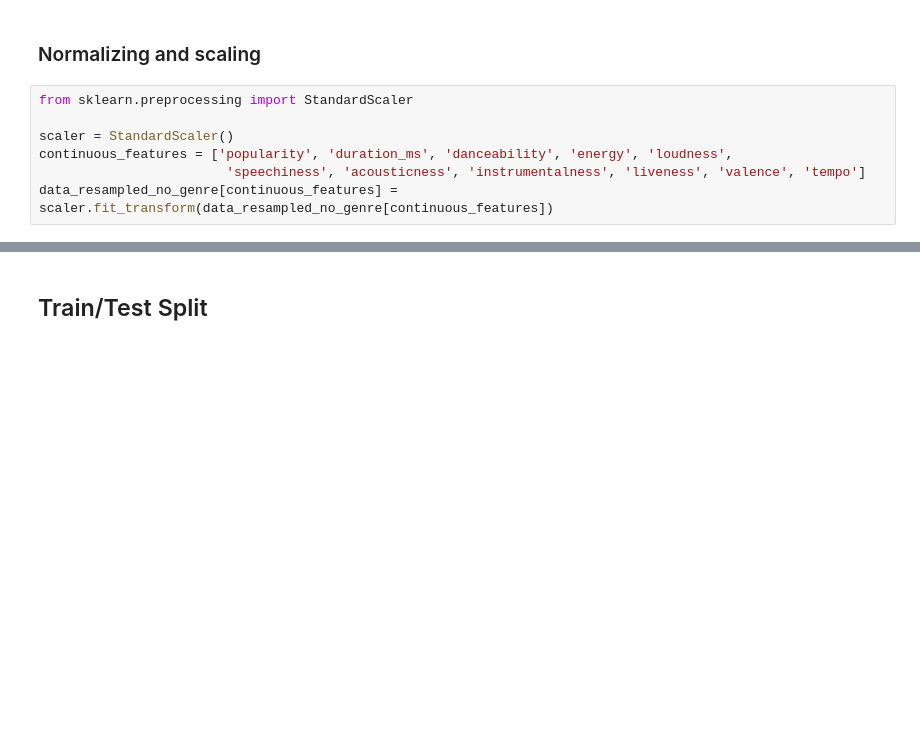
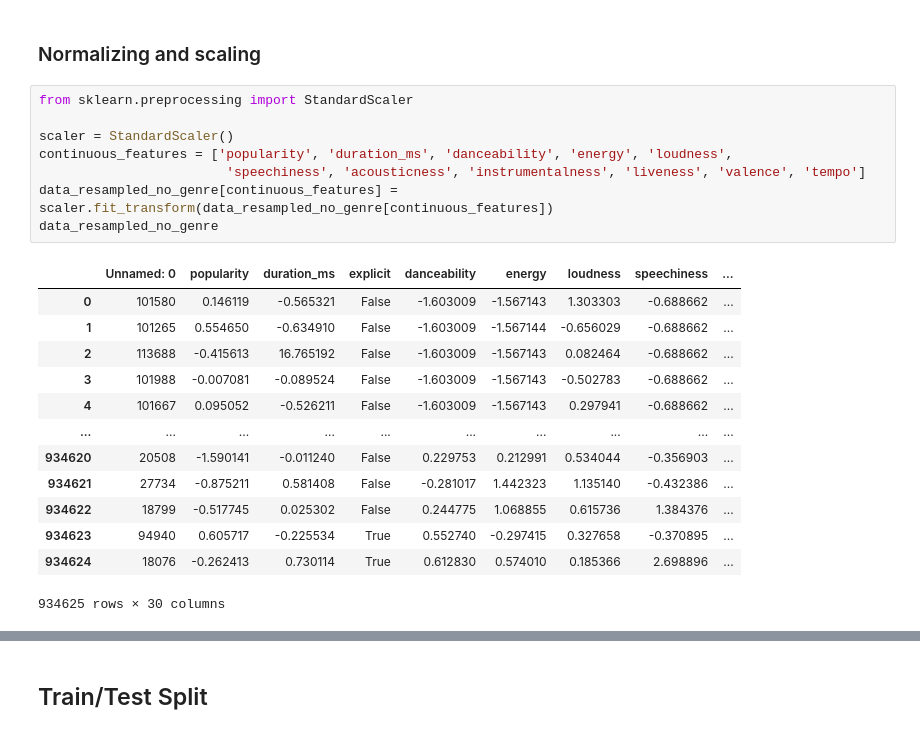
Before and after one commit to Cole-MaK/spotifymodel, a Jupyter notebook: notebook/notebook.ipynb, the cells around one changed output, grey strips where cells are left out. Cells and saved outputs as stored; diff of their text form; blank space fills up the shorter version.

```diff
--- a/notebook/notebook.ipynb
+++ b/notebook/notebook.ipynb
@@ -497,9 +507,24 @@ data_resampled_no_genre.head()
 # %%
 from sklearn.preprocessing import StandardScaler
 
 scaler = StandardScaler()
 continuous_features = ['popularity', 'duration_ms', 'danceability', 'energy', 'loudness',
                         'speechiness', 'acousticness', 'instrumentalness', 'liveness', 'valence', 'tempo']
 data_resampled_no_genre[continuous_features] = scaler.fit_transform(data_resampled_no_genre[continuous_features])
+data_resampled_no_genre
+# %% [output]
+|  | Unnamed: 0 | popularity | duration_ms | explicit | danceability | energy | loudness | speechiness | ... |
+| 0 | 101580 | 0.146119 | -0.565321 | False | -1.603009 | -1.567143 | 1.303303 | -0.688662 | ... |
+| 1 | 101265 | 0.554650 | -0.634910 | False | -1.603009 | -1.567144 | -0.656029 | -0.688662 | ... |
+| 2 | 113688 | -0.415613 | 16.765192 | False | -1.603009 | -1.567143 | 0.082464 | -0.688662 | ... |
+| 3 | 101988 | -0.007081 | -0.089524 | False | -1.603009 | -1.567143 | -0.502783 | -0.688662 | ... |
+| 4 | 101667 | 0.095052 | -0.526211 | False | -1.603009 | -1.567143 | 0.297941 | -0.688662 | ... |
+| ... | ... | ... | ... | ... | ... | ... | ... | ... | ... |
+| 934620 | 20508 | -1.590141 | -0.011240 | False | 0.229753 | 0.212991 | 0.534044 | -0.356903 | ... |
+| 934621 | 27734 | -0.875211 | 0.581408 | False | -0.281017 | 1.442323 | 1.135140 | -0.432386 | ... |
+| 934622 | 18799 | -0.517745 | 0.025302 | False | 0.244775 | 1.068855 | 0.615736 | 1.384376 | ... |
+| 934623 | 94940 | 0.605717 | -0.225534 | True | 0.552740 | -0.297415 | 0.327658 | -0.370895 | ... |
+| 934624 | 18076 | -0.262413 | 0.730114 | True | 0.612830 | 0.574010 | 0.185366 | 2.698896 | ... |
+934625 rows × 30 columns
 # %%
 data_resampled_no_genre = pd.get_dummies(data_resampled_no_genre, columns=['key', 'mode', 'time_signature'], drop_first=True)
```
Also changed, not shown: parts of 11 cells of this notebook, 8 other files.
